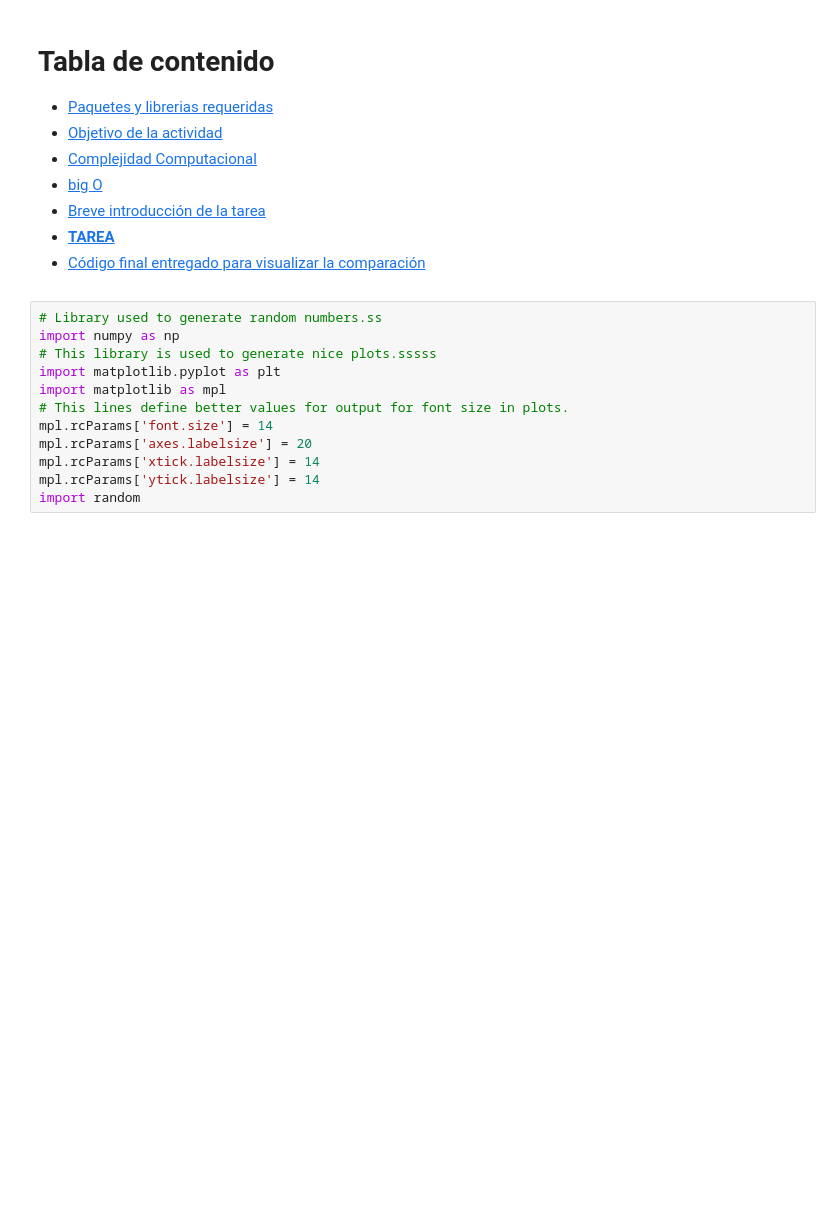
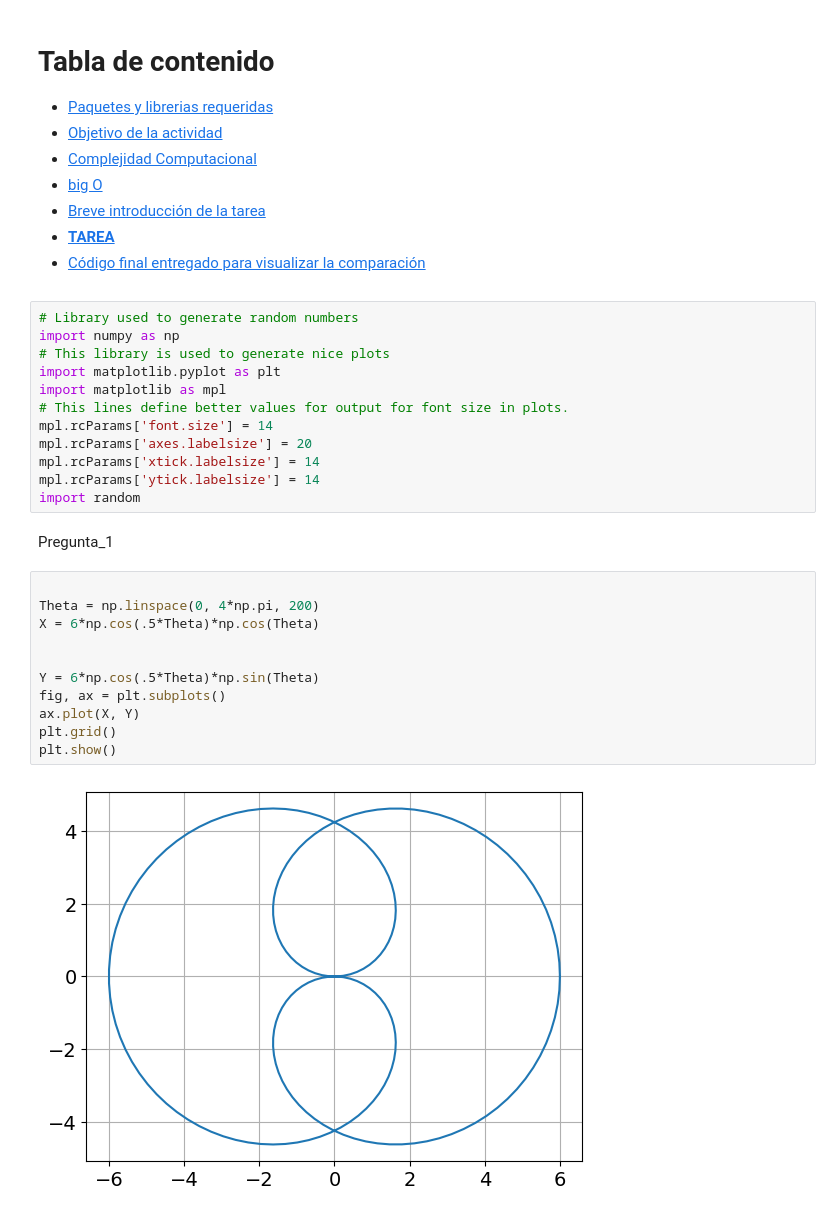
Before and after one commit to tokifelipe/Scientific-Computing, a Jupyter notebook: Tareas/SC0/clase_complejidad_tarea.ipynb, the cells around one changed output. Saved outputs shown, nothing was run; the diff lists cells and outputs as text; blank space fills up the shorter version.

```diff
--- a/Tareas/SC0/clase_complejidad_tarea.ipynb
+++ b/Tareas/SC0/clase_complejidad_tarea.ipynb
@@ -17,9 +17,9 @@
 * [**TAREA**](#tarea)
 * [Código final entregado para visualizar la comparación](#codigo_final)
 # %%
-# Library used to generate random numbers.ss
+# Library used to generate random numbers
 import numpy as np
-# This library is used to generate nice plots.sssss
+# This library is used to generate nice plots
 import matplotlib.pyplot as plt
 import matplotlib as mpl
 # This lines define better values for output for font size in plots.
@@ -28,3 +28,18 @@ mpl.rcParams['axes.labelsize'] = 20
 mpl.rcParams['xtick.labelsize'] = 14
 mpl.rcParams['ytick.labelsize'] = 14
 import random
+# %% [markdown]
+Pregunta_1
+# %%
+
+Theta = np.linspace(0, 4*np.pi, 200)
+X = 6*np.cos(.5*Theta)*np.cos(Theta)
+
+
+Y = 6*np.cos(.5*Theta)*np.sin(Theta)
+fig, ax = plt.subplots()
+ax.plot(X, Y)
+plt.grid()
+plt.show()
+# %% [output]
+[figure, added]
```
